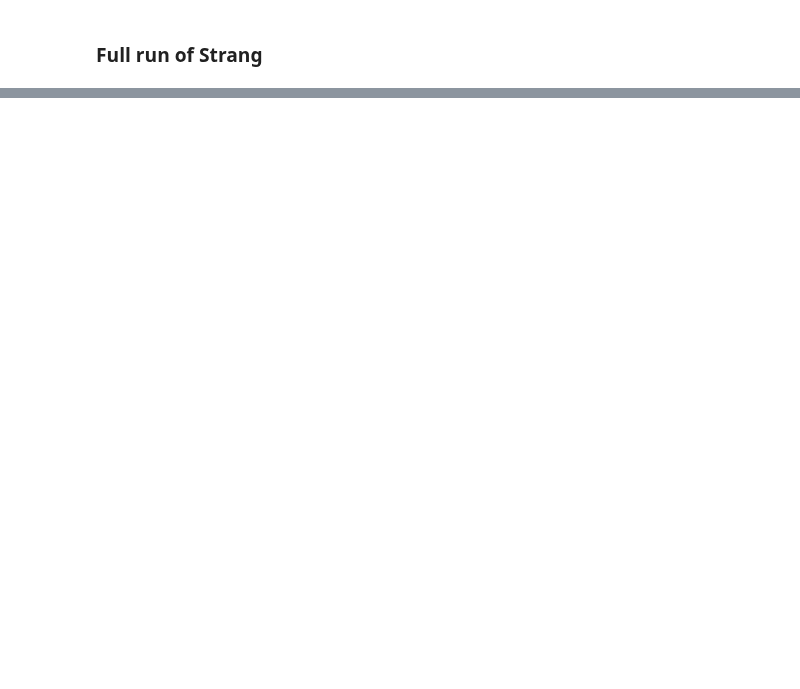
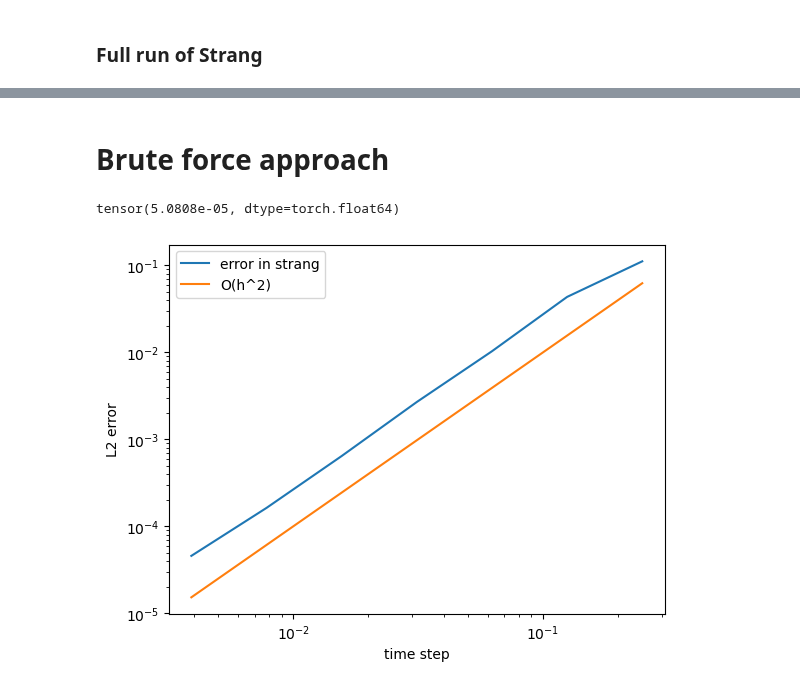
Before and after one commit to brownadder/expsolve, a Jupyter notebook: examples/fourier/example2d.ipynb, the cells around one changed output, grey strips where cells are left out. Cells and saved outputs as stored; diff of their text form; code cells hidden in the pictures; blank space fills up the shorter version.

Commit message:
2D example errors fixed, Strang splitting accuracy confirmed

```diff
--- a/examples/fourier/example2d.ipynb
+++ b/examples/fourier/example2d.ipynb
@@ -93,0 +94,33 @@ plt.show()
+# %% [markdown]
+# Brute force approach
+# %%
+Ia = eye(n[0])
+Ib = eye(n[1])
+D2a = fe.diffmatrix(2, n[0], xr)
+D2b = fe.diffmatrix(2, n[1], xr)
+Lap = kron(D2a, Ib) + kron(Ia, D2b)
+# %%
+H = -Lap + np.diag(V.flatten())
+H = H.type(torch.complex128)
+# %%
+T = 1.0
+expH = matrix_exp(-1j*T*H)
+# %%
+urefT = expH @ u.flatten()
+urefT = torch.reshape(urefT, tuple(n))
+# %%
+fe.l2norm(ustrangT-urefT, xr)
+# %% [output]
+tensor(5.0808e-05, dtype=torch.float64)
+# %%
+Nlist = 2**np.arange(2,9)
+hlist = T/Nlist
+err = [fe.l2norm(urefT-runstrang(T,N,u)) for N in Nlist]
+plt.loglog(hlist, err)
+plt.loglog(hlist, hlist**2)
+plt.xlabel('time step')
+plt.ylabel('L2 error')
+plt.legend(['error in strang', 'O(h^2)'])
+plt.show()
+# %% [output]
+[figure, added]
```
Also changed, not shown: parts of 7 cells of this notebook.
